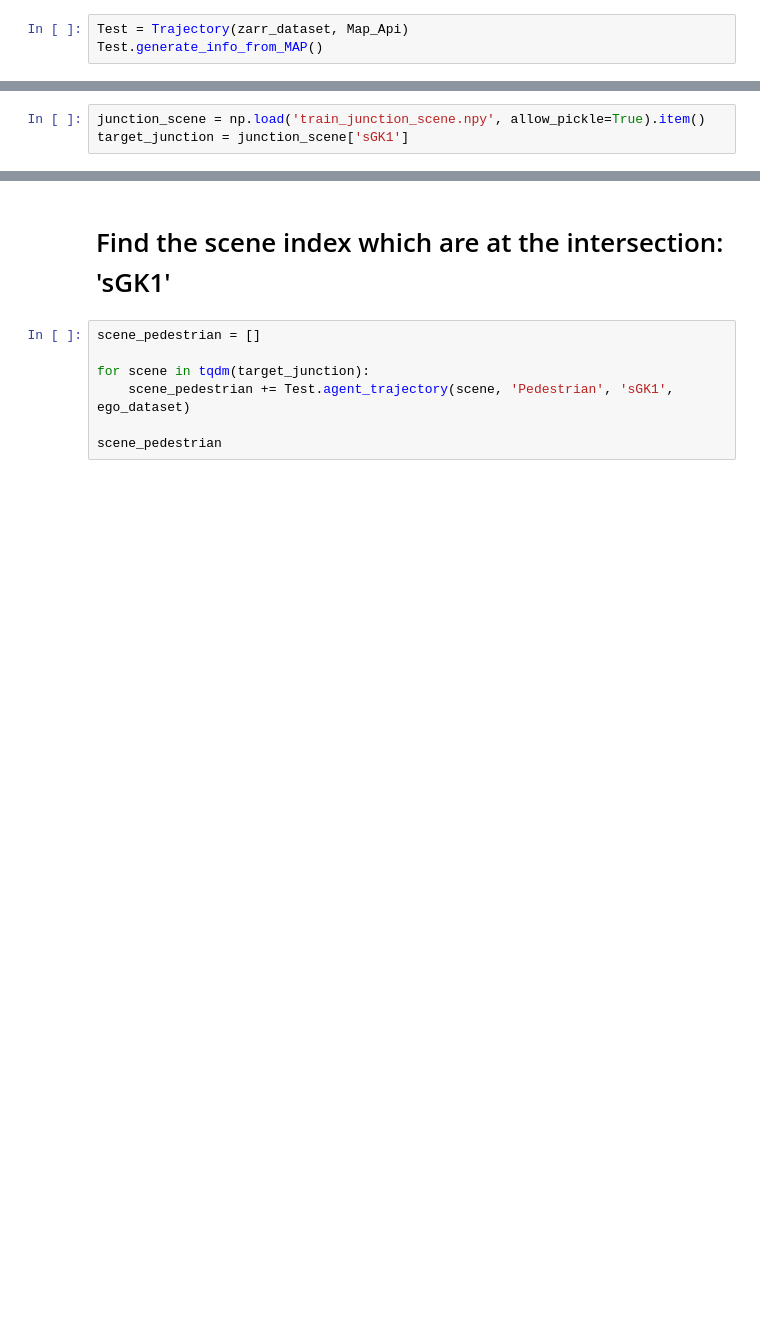
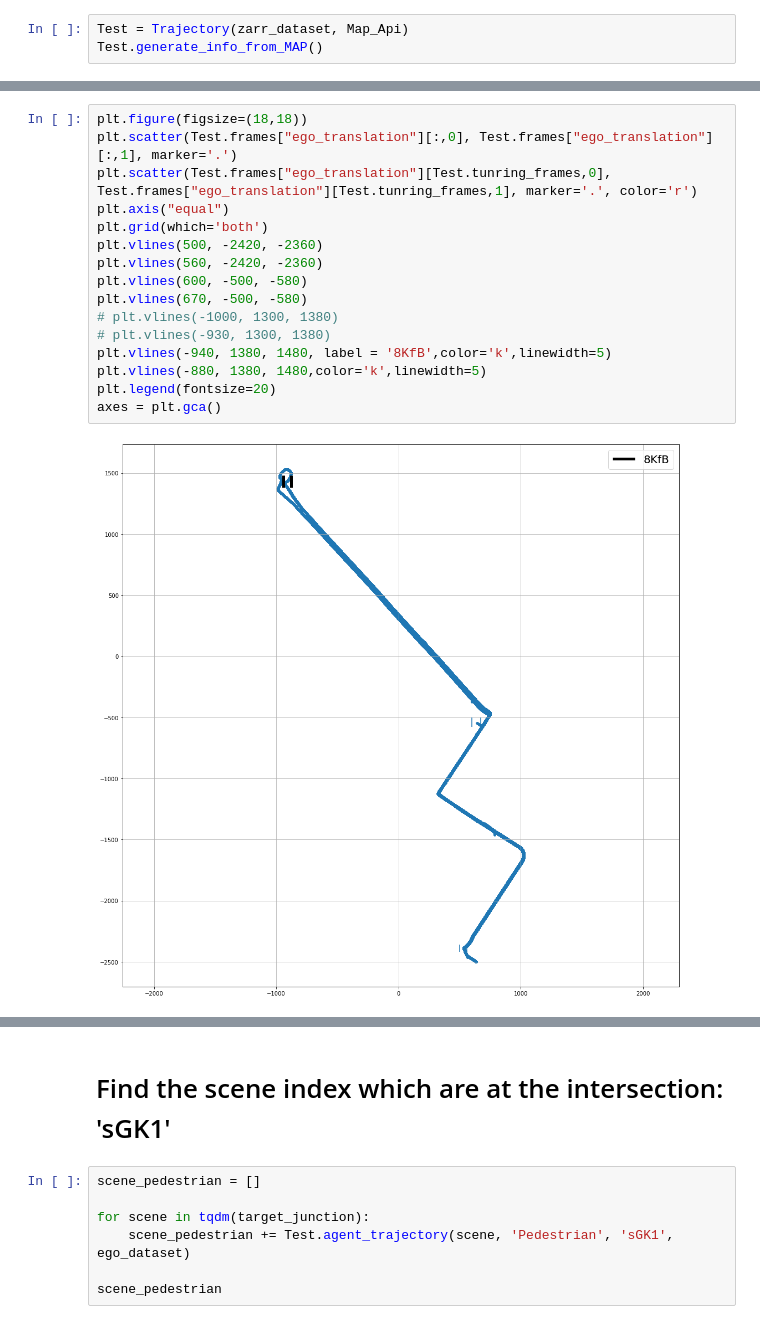
Before and after one commit to shuruiz/planning, a Jupyter notebook: ruixuan/trajectory_extraction.ipynb, the cells around one changed output, grey strips where cells are left out. Saved outputs shown, nothing was run; the diff lists cells and outputs as text; blank space fills up the shorter version.

```diff
--- a/ruixuan/trajectory_extraction.ipynb
+++ b/ruixuan/trajectory_extraction.ipynb
@@ -138,3 +190,18 @@ Test.generate_info_from_MAP()
 # %%
-junction_scene = np.load('train_junction_scene.npy', allow_pickle=True).item()
-target_junction = junction_scene['sGK1']
+plt.figure(figsize=(18,18))
+plt.scatter(Test.frames["ego_translation"][:,0], Test.frames["ego_translation"][:,1], marker='.')
+plt.scatter(Test.frames["ego_translation"][Test.tunring_frames,0], Test.frames["ego_translation"][Test.tunring_frames,1], marker='.', color='r')
+plt.axis("equal")
+plt.grid(which='both')
+plt.vlines(500, -2420, -2360)
+plt.vlines(560, -2420, -2360)
+plt.vlines(600, -500, -580)
+plt.vlines(670, -500, -580)
+# plt.vlines(-1000, 1300, 1380)
+# plt.vlines(-930, 1300, 1380)
+plt.vlines(-940, 1380, 1480, label = '8KfB',color='k',linewidth=5)
+plt.vlines(-880, 1380, 1480,color='k',linewidth=5)
+plt.legend(fontsize=20)
+axes = plt.gca()
+# %% [output]
+[figure, added]
```
Also changed, not shown: parts of 8 cells of this notebook, 13 other files.
